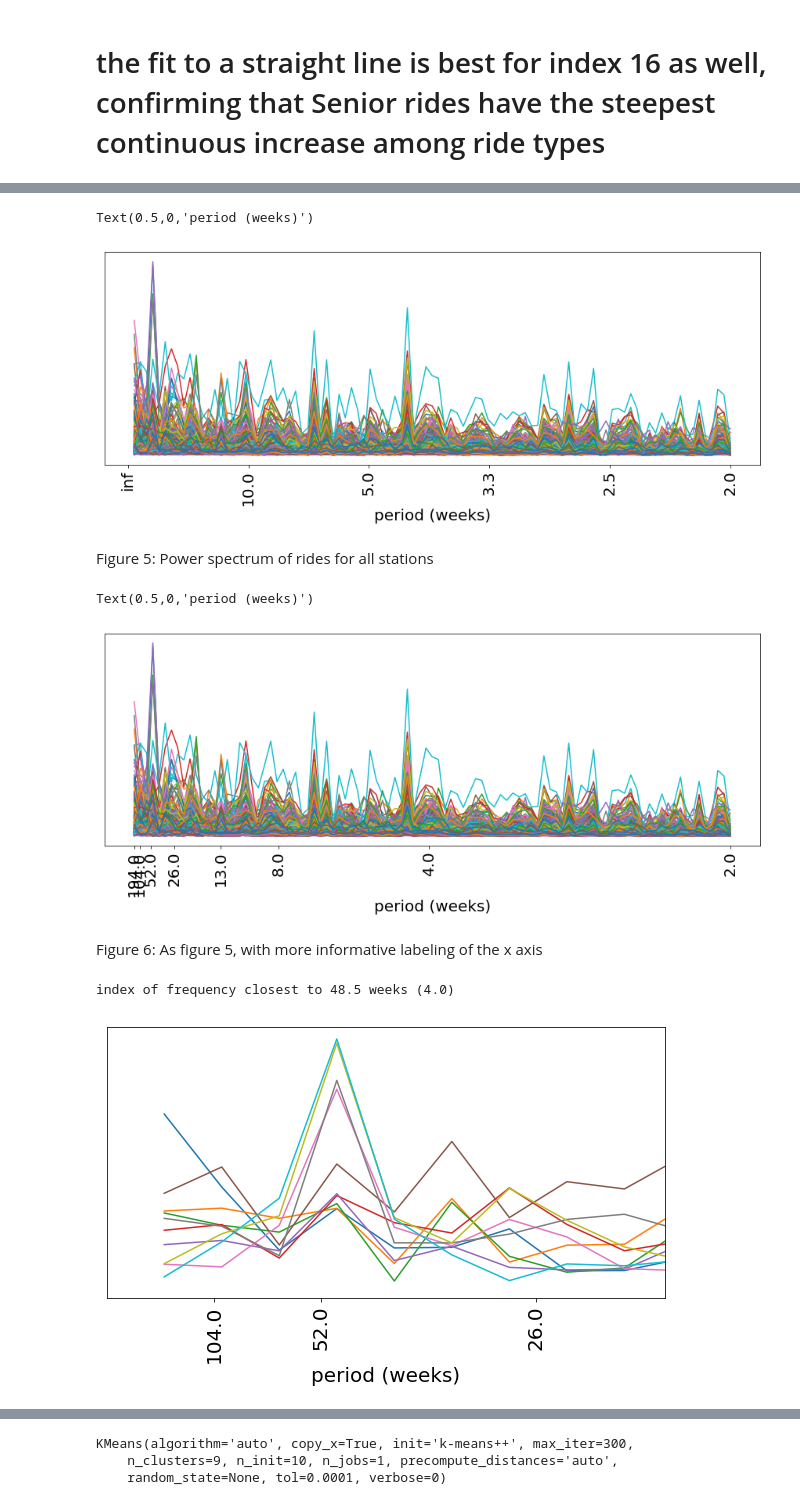
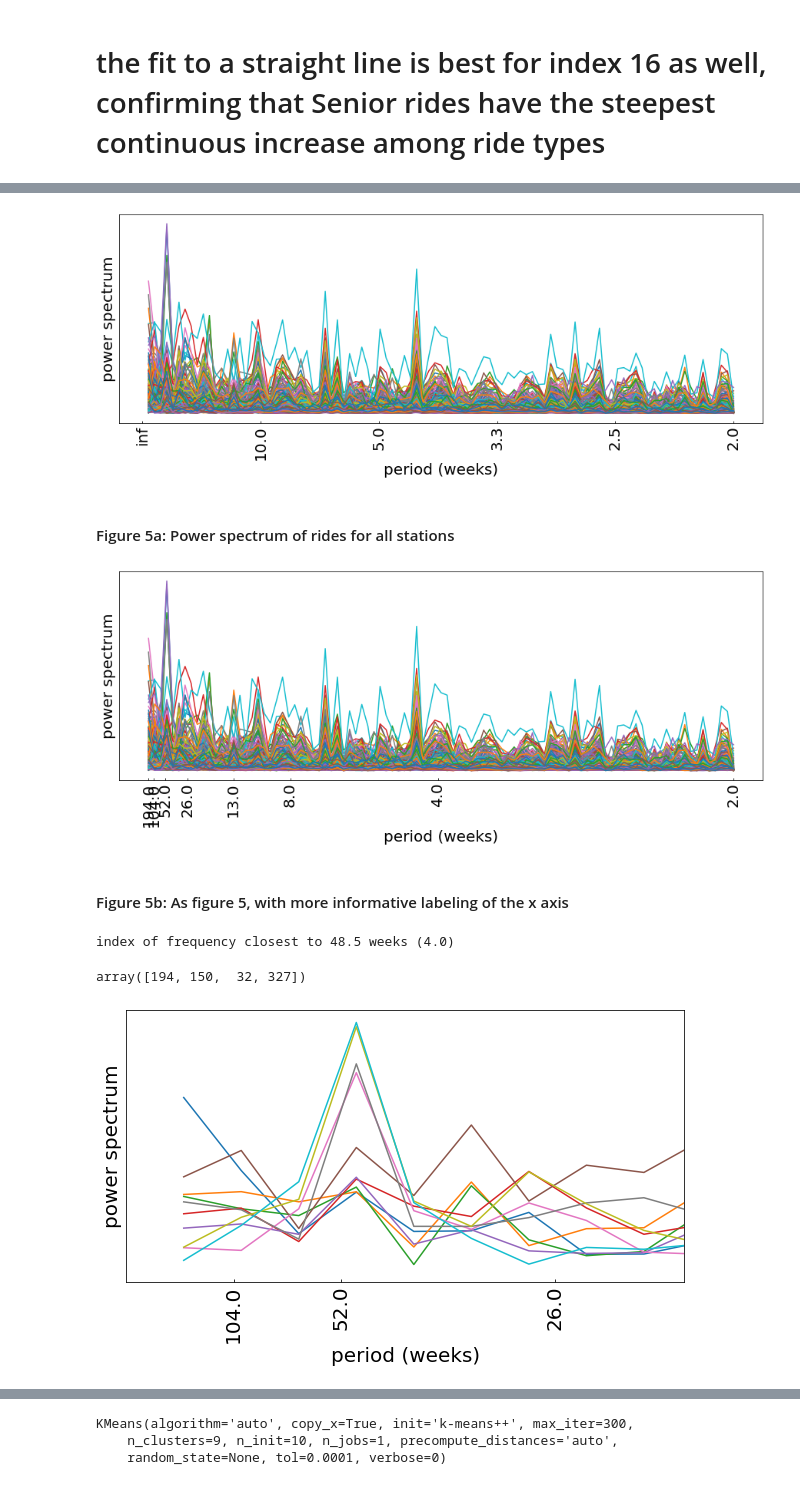
Before and after one commit to fedhere/PUI2017_fb55, a Jupyter notebook: HW10_fb55/subway_timeseries_solution.ipynb, the cells around one changed output, grey strips where cells are left out. Cells and saved outputs as stored; diff of their text form; code cells hidden in the pictures.

```diff
--- a/HW10_fb55/subway_timeseries_solution.ipynb
+++ b/HW10_fb55/subway_timeseries_solution.ipynb
@@ -25,6 +25,7 @@ It contains 23 different subway card types
 # Task 3:
 ## Several stations show a prominent annual periodicity. Identify the 4 **stations** (indentify them by the index of their location in the data cube) that show the most prominent periodic trend on an annual period (52 weeks). (Can you figure out what the periodic peak in rides is due to?)
 # %%
+from __future__ import print_function, division
 import pylab as pl
 import numpy as np
 import pandas as pd
@@ -33,7 +34,7 @@ import pandas as pd
 
 from IPython.display import Image
 from IPython.display import clear_output
-
+pl.rcParams['font.size'] = 20
 Image(filename = "Ridetypes.png")
 # %% [output]
 Populating the interactive namespace from numpy and matplotlib
@@ -239,6 +249,8 @@ mta = mtanew
 
 increase = np.zeros((mta.shape[1],2))
 fig = pl.figure(figsize=(10,30))
+
+
 for i in range(mta.shape[1]):
     mta_allsum = mta[:,i,:]
     ax = fig.add_subplot(8,3,i+1)
@@ -253,6 +265,7 @@ for i in range(mta.shape[1]):
     else:
         pl.plot(thisride / np.nanmean(thisride), color="SteelBlue")
     pl.ylim(0,2)
+    pl.xticks([])
     pl.title("increase %.2f"%(increase[i][1]))
 # %% [output]
 stdev 546777.62, fractional increase over time 1.05:
@@ -289,0 +292,19 @@ corresponding stdev: [  5.87158972e+05   6.11540734e+04   1.03507976e+04   1.813
+# %%
+#printing the increase sorted
+fig = pl.figure(figsize=(10,20))
+trendsort = np.argsort(increase[:,1])[::-1]
+print ("order of increasing trend magnitude:", trendsort)
+print ("corresponding stdev:", increase[trendsort,0])
+for j, i in enumerate(trendsort):
+    mta_allsum = mta[:,i,:]
+    thisride = pd.rolling_mean(np.nansum(mta_allsum, axis=0), 10)
+    if increase[i][1] > 1:
+        ax = fig.add_subplot(8,3,j+1)
+        pl.plot(thisride / np.nanmean(thisride), color="IndianRed", label="%d"%i)
+    else:
+        continue
+    pl.ylim(0,2)
+    pl.title("increase %.2f"%(increase[i][1]))
+    pl.legend()
+
+    pl.xticks([])
@@ -320,4 +358,5 @@ for i,m in enumerate(models):
 # %%
+#average by ridership type and plot the power spextrum
 mtabystation = np.nanmean(mta, axis=1)
 fig = pl.figure(figsize = (15,5))
 ax = fig.add_subplot(111)
@@ -330,11 +369,11 @@ allperiods = [1.0/N, 1./104, 1.0/52, 1.0/26, 1.0/13, 1.0/8, 1.0/4, 1.0/2]
 ax.set_xticklabels([ "%.1f"%(1/f) for f in ax.get_xticks()], rotation=90, fontsize=20)
 ax.set_yticks([])
 pl.xlabel("period (weeks)", fontsize=20)
+pl.ylabel("power spectrum");
 # %% [output]
-Text(0.5,0,'period (weeks)')
-[figure, old version]
+[figure, new version]
 # %% [markdown]
-Figure 5: Power spectrum of  rides for all stations
+#### Figure 5a: Power spectrum of  rides for all stations
 # %%
 #plotting with a more informative set of x labels
 fig = pl.figure(figsize = (15,5))
@@ -348,9 +387,9 @@ ax.set_xticks (allperiods)
 ax.set_xticklabels([ "%s"%(1/f) for f in allperiods], rotation=90, fontsize=20)
 ax.set_yticks([])
 pl.xlabel("period (weeks)", fontsize=20)
+pl.ylabel("power spectrum");
 # %% [output]
-Text(0.5,0,'period (weeks)')
-[figure, old version]
+[figure, new version]
 # %% [markdown]
-Figure 6: As figure 5, with more informative labeling of the x axis
+#### Figure 5b: As figure 5, with more informative labeling of the x axis
 # %%
@@ -358,26 +398,34 @@ yearindex = np.where(np.abs(freqs - 1.0/52) == min(np.abs(freqs - 1.0/52)))[0]
 print ("index of frequency closest to %.1f weeks (%.1f)"%(1.0/freqs[yearindex], yearindex))
 # %% [output]
 index of frequency closest to 48.5 weeks (4.0)
+# %%
+#52 weeks (or close to that) is the 4th cell of the fourier transform array.
+#I am sorting by the power in that cell and taking the indeces of the sorted array
+#(that is what argsort returns)
+yearly_sorted =  np.array(this_ffts).T[4].argsort()
+yearly_sorted = yearly_sorted[~np.isnan(np.array(this_ffts)[yearly_sorted[:],4])]
+#printing the 4 time series with strongest annual periodic trend
+yearly_sorted[-4:][::-1]
+# %% [output]
+array([194, 150,  32, 327])
 # %%
+#finding lightcures with periodicity that peak near 1 year
 fig = pl.figure(figsize = (10,5))
 ax = fig.add_subplot(111)
 
-#52 weeks (or close to that) is the 4th cell of the fourier transform array.
-#I am sorting by the power in that cell and taking the indeces of the sorted array
-#(that is what argsort returns)
-yearly_sorted =  np.array(this_ffts).T[4].argsort()
-yearly_sorted = yearly_sorted[~np.isnan(np.array(this_ffts)[yearly_sorted[:],4])]
+
 
 #print np.array(this_ffts)[yearly_sorted[-20:]]
 for this_fft in np.array(this_ffts)[yearly_sorted[-10:]]:
+    ax.plot(np.fft.rfftfreq(N, 1.0)[1:],(this_fft[1:]))
 
-    ax.plot(np.fft.rfftfreq(N, 1.0)[1:],(this_fft[1:]))
 allperiods = [1./104, 1.0/52, 1.0/26]
 ax.set_xlim(0,0.05)
 ax.set_xticks (allperiods)
 ax.set_yticks ([])
-tmp = ax.set_xticklabels([ "%s"%(1/f) for f in allperiods], rotation=90, fontsize=20)
-tmp = pl.xlabel("period (weeks)", fontsize=20)
+ax.set_xticklabels([ "%s"%(1/f) for f in allperiods], rotation=90, fontsize=20)
+pl.xlabel("period (weeks)", fontsize=20)
+pl.ylabel("power spectrum");
 # %% [output]
-[figure, old version]
+[figure, new version]
 # %% [markdown]
```
Also changed, not shown: parts of 49 cells of this notebook.
